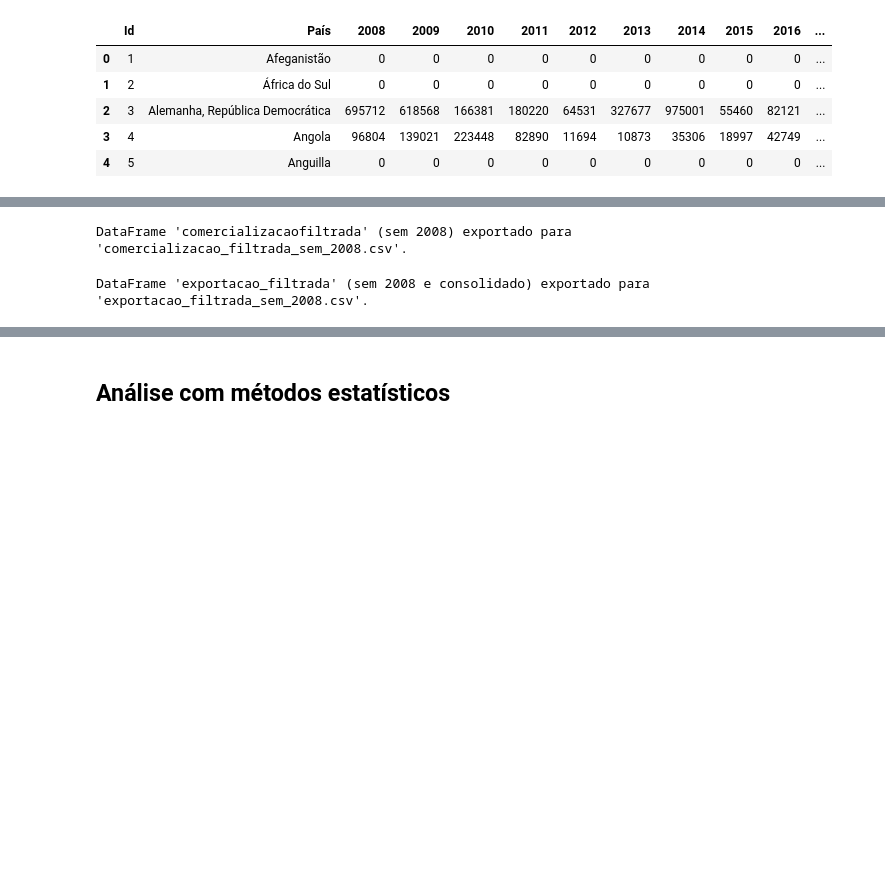
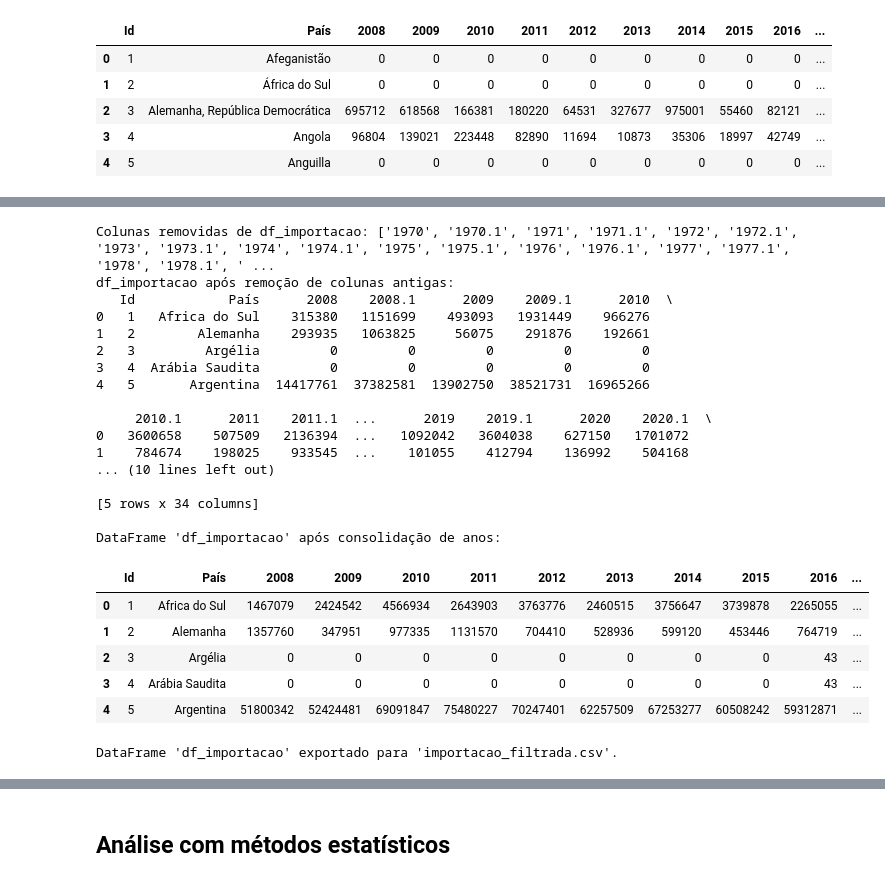
Before and after one commit to rafaellccouto/posach_analise_vinhos_comercio, a Jupyter notebook: Analise_vinhos_comercio.ipynb, the cells around one changed output, grey strips where cells are left out. Cells and saved outputs as stored; diff of their text form; code cells hidden in the pictures; blank space fills up the shorter version.

```diff
--- a/Analise_vinhos_comercio.ipynb
+++ b/Analise_vinhos_comercio.ipynb
@@ -308,10 +233,64 @@ DataFrame 'comercializacaofiltrada' (sem 2008):
+# %%
+columns_to_remove = []
+for year in range(1970, 2008):
+    year_str = str(year)
+    year_str_dot1 = year_str + '.1'
+
+    if year_str in df_importacao.columns:
+        columns_to_remove.append(year_str)
+    if year_str_dot1 in df_importacao.columns:
+        columns_to_remove.append(year_str_dot1)
+
+df_importacao = df_importacao.drop(columns=columns_to_remove, errors='ignore')
+
+print(f"Colunas removidas de df_importacao: {columns_to_remove}")
+print("df_importacao após remoção de colunas antigas:")
+print(df_importacao.head())
+
+for year in range(2008, 2024):
+    col_year = str(year)
+    col_year_dot_1 = col_year + '.1'
+
+    if col_year_dot_1 in df_importacao.columns:
+        # Convert both columns to numeric, treating errors as NaN and filling with 0
+        df_importacao[col_year] = (
+            pd.to_numeric(df_importacao[col_year], errors='coerce').fillna(0) +
+            pd.to_numeric(df_importacao[col_year_dot_1], errors='coerce').fillna(0)
+        )
+        # Remove the column with '.1' suffix
+        df_importacao = df_importacao.drop(columns=[col_year_dot_1])
+    elif col_year in df_importacao.columns:
+        # Ensure that the existing year column is numeric, even if there is no '.1'
+        df_importacao[col_year] = pd.to_numeric(df_importacao[col_year], errors='coerce').fillna(0)
+
+print("\nDataFrame 'df_importacao' após consolidação de anos:")
+df_importacao.head()
+# %% [output]
+Colunas removidas de df_importacao: ['1970', '1970.1', '1971', '1971.1', '1972', '1972.1', '1973', '1973.1', '1974', '1974.1', '1975', '1975.1', '1976', '1976.1', '1977', '1977.1', '1978', '1978.1', ' ...
+df_importacao após remoção de colunas antigas:
+   Id            País      2008    2008.1      2009    2009.1      2010  \
+0   1   Africa do Sul    315380   1151699    493093   1931449    966276
+1   2        Alemanha    293935   1063825     56075    291876    192661
+2   3         Argélia         0         0         0         0         0
+3   4  Arábia Saudita         0         0         0         0         0
+4   5       Argentina  14417761  37382581  13902750  38521731  16965266
+
+     2010.1      2011    2011.1  ...      2019    2019.1      2020    2020.1  \
+0   3600658    507509   2136394  ...   1092042   3604038    627150   1701072
+1    784674    198025    933545  ...    101055    412794    136992    504168
+... (10 lines left out)
+
+[5 rows x 34 columns]
+
+DataFrame 'df_importacao' após consolidação de anos:
+|  | Id | País | 2008 | 2009 | 2010 | 2011 | 2012 | 2013 | 2014 | 2015 | 2016 | ... |
+| 0 | 1 | Africa do Sul | 1467079 | 2424542 | 4566934 | 2643903 | 3763776 | 2460515 | 3756647 | 3739878 | 2265055 | ... |
+| 1 | 2 | Alemanha | 1357760 | 347951 | 977335 | 1131570 | 704410 | 528936 | 599120 | 453446 | 764719 | ... |
+| 2 | 3 | Argélia | 0 | 0 | 0 | 0 | 0 | 0 | 0 | 0 | 43 | ... |
+| 3 | 4 | Arábia Saudita | 0 | 0 | 0 | 0 | 0 | 0 | 0 | 0 | 43 | ... |
+| 4 | 5 | Argentina | 51800342 | 52424481 | 69091847 | 75480227 | 70247401 | 62257509 | 67253277 | 60508242 | 59312871 | ... |
 # %%
-comercializacaofiltrada.to_csv('comercializacao_filtrada_sem_2008.csv', index=False)
-print("DataFrame 'comercializacaofiltrada' (sem 2008) exportado para 'comercializacao_filtrada.csv'.")
+df_importacao.to_csv('importacao_filtrada.csv', index=False)
+print("DataFrame 'df_importacao' exportado para 'importacao_filtrada.csv'.")
 # %% [output]
-DataFrame 'comercializacaofiltrada' (sem 2008) exportado para 'comercializacao_filtrada_sem_2008.csv'.
+DataFrame 'df_importacao' exportado para 'importacao_filtrada.csv'.
-# %%
-exportacao_filtrada.to_csv('exportacao_filtrada_sem_2008.csv', index=False)
-print("DataFrame 'exportacao_filtrada' (sem 2008 e consolidado) exportado para 'exportacao_filtrada.csv'.")
-# %% [output]
-DataFrame 'exportacao_filtrada' (sem 2008 e consolidado) exportado para 'exportacao_filtrada_sem_2008.csv'.
```
Also changed, not shown: parts of 8 cells of this notebook.
